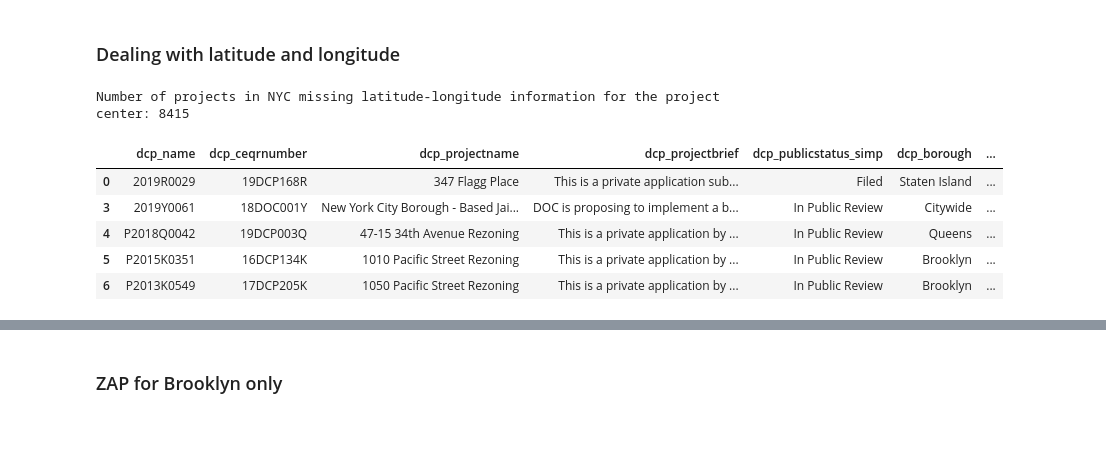
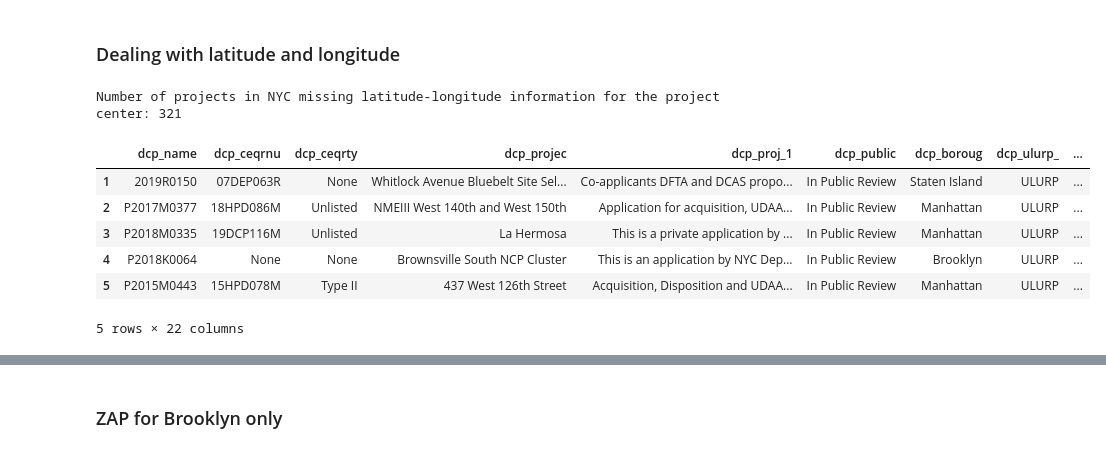
Before and after one commit to akash-y/digitalceqr, a Jupyter notebook: CHAPTER 21 - CHARACTER/zap.ipynb, the cells around one changed output, grey strips where cells are left out. Cells and saved outputs as stored; diff of their text form; code cells hidden in the pictures.

```diff
--- a/CHAPTER 21 - CHARACTER/zap.ipynb
+++ b/CHAPTER 21 - CHARACTER/zap.ipynb
@@ -69,0 +26,4 @@ plt.show()
+# %%
+# zap = gpd.read_file('data/primary_source_data/zap_shp/projects.shp')
+zap = gpd.read_file('data/primary_source_data/zap_shp_10to19/projects.shp')
+zap.head()
@@ -71,17 +61,18 @@ plt.show()
 ### Dealing with latitude and longitude
 # %%
 print("Number of projects in NYC missing latitude-longitude information for the project center: {}".format\
-      (zap['center'].str.contains('null').sum()))
+      (len(zap[zap['has_centro']==0])))
 # %% [output]
-Number of projects in NYC missing latitude-longitude information for the project center: 8415
+Number of projects in NYC missing latitude-longitude information for the project center: 321
 # %%
 # Create a dataframe where all rows have lon lat info
-zap_ll = zap[zap['center'].str.contains('null')==False]
+zap_ll = zap[zap['has_centro']!=0]
 zap_ll.head()
 # %% [output]
-|  | dcp_name | dcp_ceqrnumber | dcp_projectname | dcp_projectbrief | dcp_publicstatus_simp | dcp_borough | ... |
-| 0 | 2019R0029 | 19DCP168R | 347 Flagg Place | This is a private application sub... | Filed | Staten Island | ... |
-| 3 | 2019Y0061 | 18DOC001Y | New York City Borough - Based Jai... | DOC is proposing to implement a b... | In Public Review | Citywide | ... |
-| 4 | P2018Q0042 | 19DCP003Q | 47-15 34th Avenue Rezoning | This is a private application by ... | In Public Review | Queens | ... |
-| 5 | P2015K0351 | 16DCP134K | 1010 Pacific Street Rezoning | This is a private application by ... | In Public Review | Brooklyn | ... |
-| 6 | P2013K0549 | 17DCP205K | 1050 Pacific Street Rezoning | This is a private application by ... | In Public Review | Brooklyn | ... |
+|  | dcp_name | dcp_ceqrnu | dcp_ceqrty | dcp_projec | dcp_proj_1 | dcp_public | dcp_boroug | dcp_ulurp_ | ... |
+| 1 | 2019R0150 | 07DEP063R | None | Whitlock Avenue Bluebelt Site Sel... | Co-applicants DFTA and DCAS propo... | In Public Review | Staten Island | ULURP | ... |
+| 2 | P2017M0377 | 18HPD086M | Unlisted | NMEIII West 140th and West 150th | Application for acquisition, UDAA... | In Public Review | Manhattan | ULURP | ... |
+| 3 | P2018M0335 | 19DCP116M | Unlisted | La Hermosa | This is a private application by ... | In Public Review | Manhattan | ULURP | ... |
+| 4 | P2018K0064 | None | None | Brownsville South NCP Cluster | This is an application by NYC Dep... | In Public Review | Brooklyn | ULURP | ... |
+| 5 | P2015M0443 | 15HPD078M | Type II | 437 West 126th Street | Acquisition, Disposition and UDAA... | In Public Review | Manhattan | ULURP | ... |
+5 rows × 22 columns
```
Also changed, not shown: parts of 71 cells of this notebook, 15 other files.
